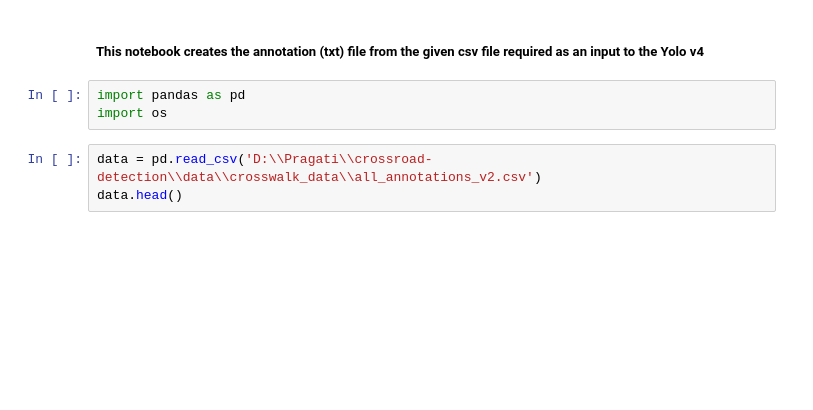
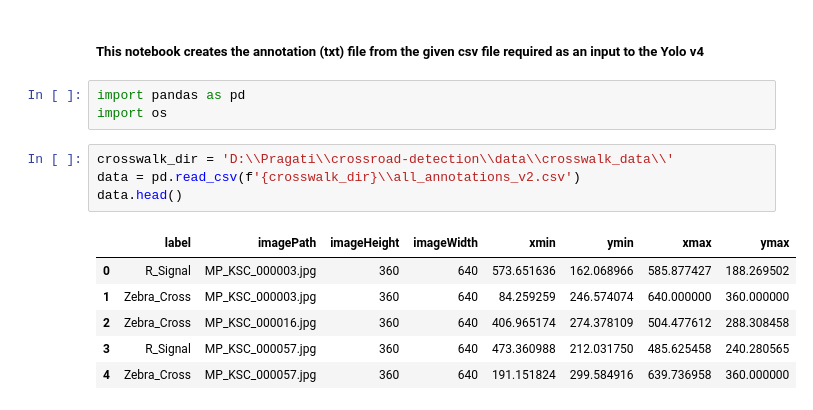
Before and after one commit to StefanMihut/Crossroad-Detection-Project, a Jupyter notebook: generate_annotation.ipynb, the cells around one changed output. Cells and saved outputs as stored; diff of their text form; blank space fills up the shorter version.

```diff
--- a/generate_annotation.ipynb
+++ b/generate_annotation.ipynb
@@ -4,8 +4,16 @@
 import pandas as pd
 import os
 # %%
-data = pd.read_csv('D:\\Pragati\\crossroad-detection\\data\\crosswalk_data\\all_annotations_v2.csv')
+crosswalk_dir = 'D:\\Pragati\\crossroad-detection\\data\\crosswalk_data\\'
+data = pd.read_csv(f'{crosswalk_dir}\\all_annotations_v2.csv')
 data.head()
+# %% [output]
+|  | label | imagePath | imageHeight | imageWidth | xmin | ymin | xmax | ymax |
+| 0 | R_Signal | MP_KSC_000003.jpg | 360 | 640 | 573.651636 | 162.068966 | 585.877427 | 188.269502 |
+| 1 | Zebra_Cross | MP_KSC_000003.jpg | 360 | 640 | 84.259259 | 246.574074 | 640.000000 | 360.000000 |
+| 2 | Zebra_Cross | MP_KSC_000016.jpg | 360 | 640 | 406.965174 | 274.378109 | 504.477612 | 288.308458 |
+| 3 | R_Signal | MP_KSC_000057.jpg | 360 | 640 | 473.360988 | 212.031750 | 485.625458 | 240.280565 |
+| 4 | Zebra_Cross | MP_KSC_000057.jpg | 360 | 640 | 191.151824 | 299.584916 | 639.736958 | 360.000000 |
 # %%
 data = data[data['label']=='Zebra_Cross']
 data.head()
```
Also changed, not shown: parts of 8 cells of this notebook.
